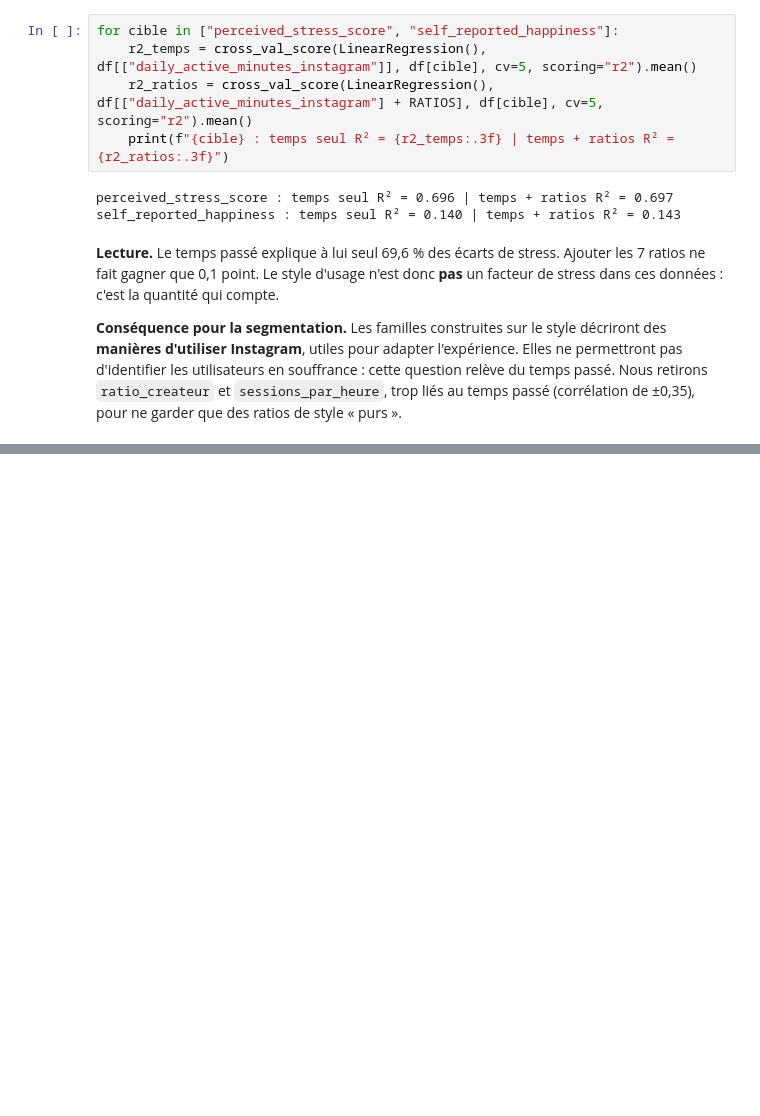
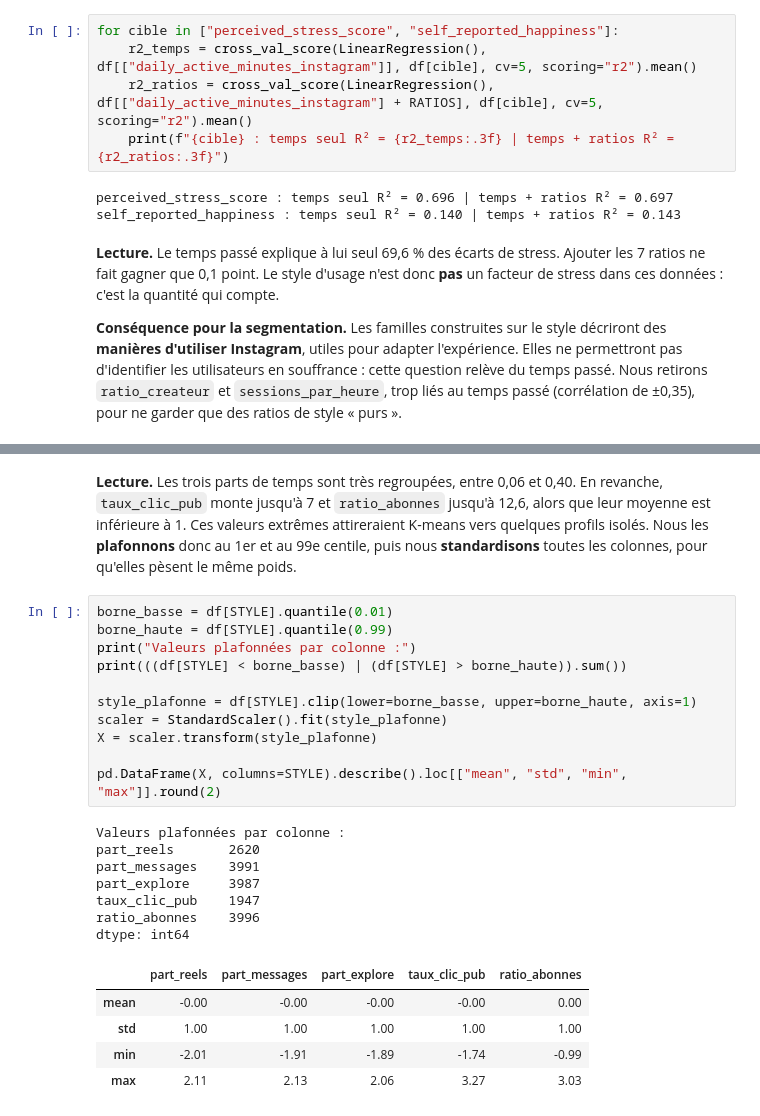
Before and after one commit to Sarah-1099/insta_innov, a Jupyter notebook: segmentation_emmanuelle.ipynb, the cells around one changed output, grey strips where cells are left out. Drawn from its saved outputs; the diff is of its cells as text; blank space fills up the shorter version.

```diff
--- a/segmentation_emmanuelle.ipynb
+++ b/segmentation_emmanuelle.ipynb
@@ -236,0 +260,26 @@ self_reported_happiness : temps seul R² = 0.140 | temps + ratios R² = 0.143
+# %% [markdown]
+**Lecture.** Les trois parts de temps sont très regroupées, entre 0,06 et 0,40. En revanche, `taux_clic_pub` monte jusqu'à 7 et `ratio_abonnes` jusqu'à 12,6, alors que leur moyenne est inférieure à 1. Ces valeurs extrêmes attireraient K-means vers quelques profils isolés. Nous les **plafonnons** donc au 1er et au 99e centile, puis nous **standardisons** toutes les colonnes, pour qu'elles pèsent le même poids.
+# %%
+borne_basse = df[STYLE].quantile(0.01)
+borne_haute = df[STYLE].quantile(0.99)
+print("Valeurs plafonnées par colonne :")
+print(((df[STYLE] < borne_basse) | (df[STYLE] > borne_haute)).sum())
+
+style_plafonne = df[STYLE].clip(lower=borne_basse, upper=borne_haute, axis=1)
+scaler = StandardScaler().fit(style_plafonne)
+X = scaler.transform(style_plafonne)
+
+pd.DataFrame(X, columns=STYLE).describe().loc[["mean", "std", "min", "max"]].round(2)
+# %% [output]
+Valeurs plafonnées par colonne :
+part_reels       2620
+part_messages    3991
+part_explore     3987
+taux_clic_pub    1947
+ratio_abonnes    3996
+dtype: int64
+|  | part_reels | part_messages | part_explore | taux_clic_pub | ratio_abonnes |
+| mean | -0.00 | -0.00 | -0.00 | -0.00 | 0.00 |
+| std | 1.00 | 1.00 | 1.00 | 1.00 | 1.00 |
+| min | -2.01 | -1.91 | -1.89 | -1.74 | -0.99 |
+| max | 2.11 | 2.13 | 2.06 | 3.27 | 3.03 |
```
Also changed, not shown: parts of 12 cells of this notebook.
